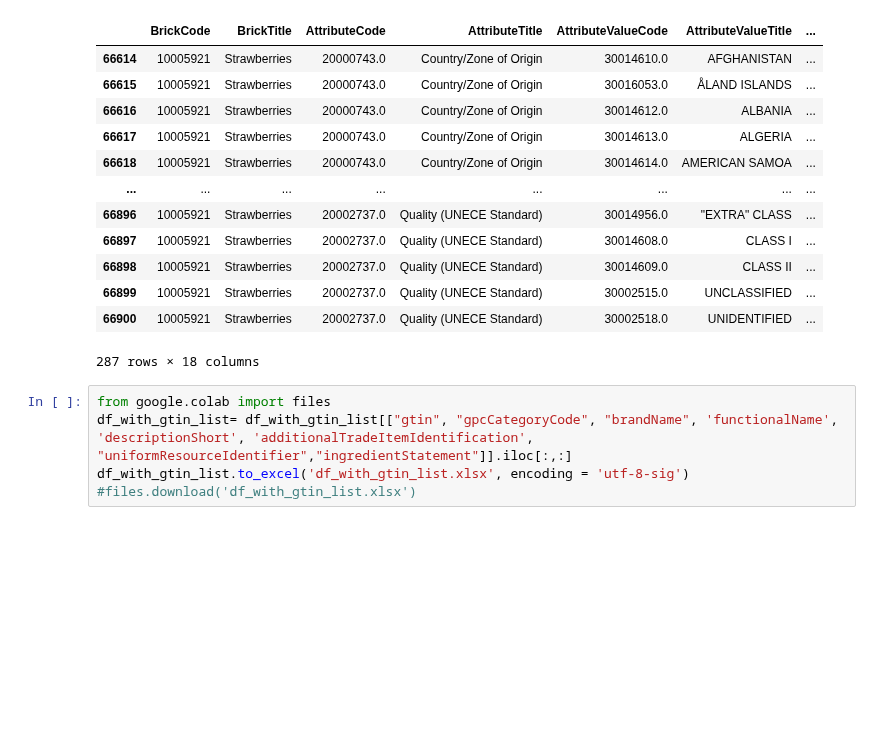
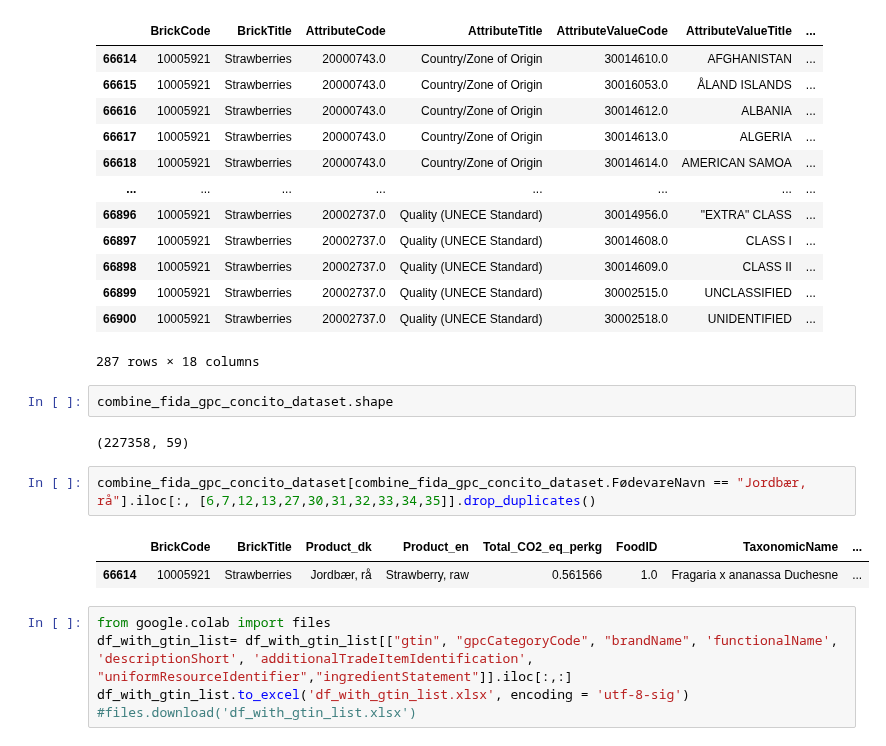
Before and after one commit to mrchapagain/ConsumerDataAnalytics, a Jupyter notebook: Data_Exploration.ipynb, the cells around one changed output. Cells and saved outputs as stored; diff of their text form; blank space fills up the shorter version.

```diff
--- a/Data_Exploration.ipynb
+++ b/Data_Exploration.ipynb
@@ -525,6 +493,15 @@ combine_fida_gpc_concito_dataset[combine_fida_gpc_concito_dataset.FødevareNavn
 | 66899 | 10005921 | Strawberries | 20002737.0 | Quality (UNECE Standard) | 30002515.0 | UNCLASSIFIED | ... |
 | 66900 | 10005921 | Strawberries | 20002737.0 | Quality (UNECE Standard) | 30002518.0 | UNIDENTIFIED | ... |
 287 rows × 18 columns
+# %%
+combine_fida_gpc_concito_dataset.shape
+# %% [output]
+(227358, 59)
+# %%
+combine_fida_gpc_concito_dataset[combine_fida_gpc_concito_dataset.FødevareNavn == "Jordbær, rå"].iloc[:, [6,7,12,13,27,30,31,32,33,34,35]].drop_duplicates()
+# %% [output]
+|  | BrickCode | BrickTitle | Product_dk | Product_en | Total_CO2_eq_perkg | FoodID | TaxonomicName | ... |
+| 66614 | 10005921 | Strawberries | Jordbær, rå | Strawberry, raw | 0.561566 | 1.0 | Fragaria x ananassa Duchesne | ... |
 # %%
 from google.colab import files
 df_with_gtin_list= df_with_gtin_list[["gtin", "gpcCategoryCode", "brandName", 'functionalName', 'descriptionShort', 'additionalTradeItemIdentification', "uniformResourceIdentifier","ingredientStatement"]].iloc[:,:]
```
Also changed, not shown: parts of 12 cells of this notebook.
